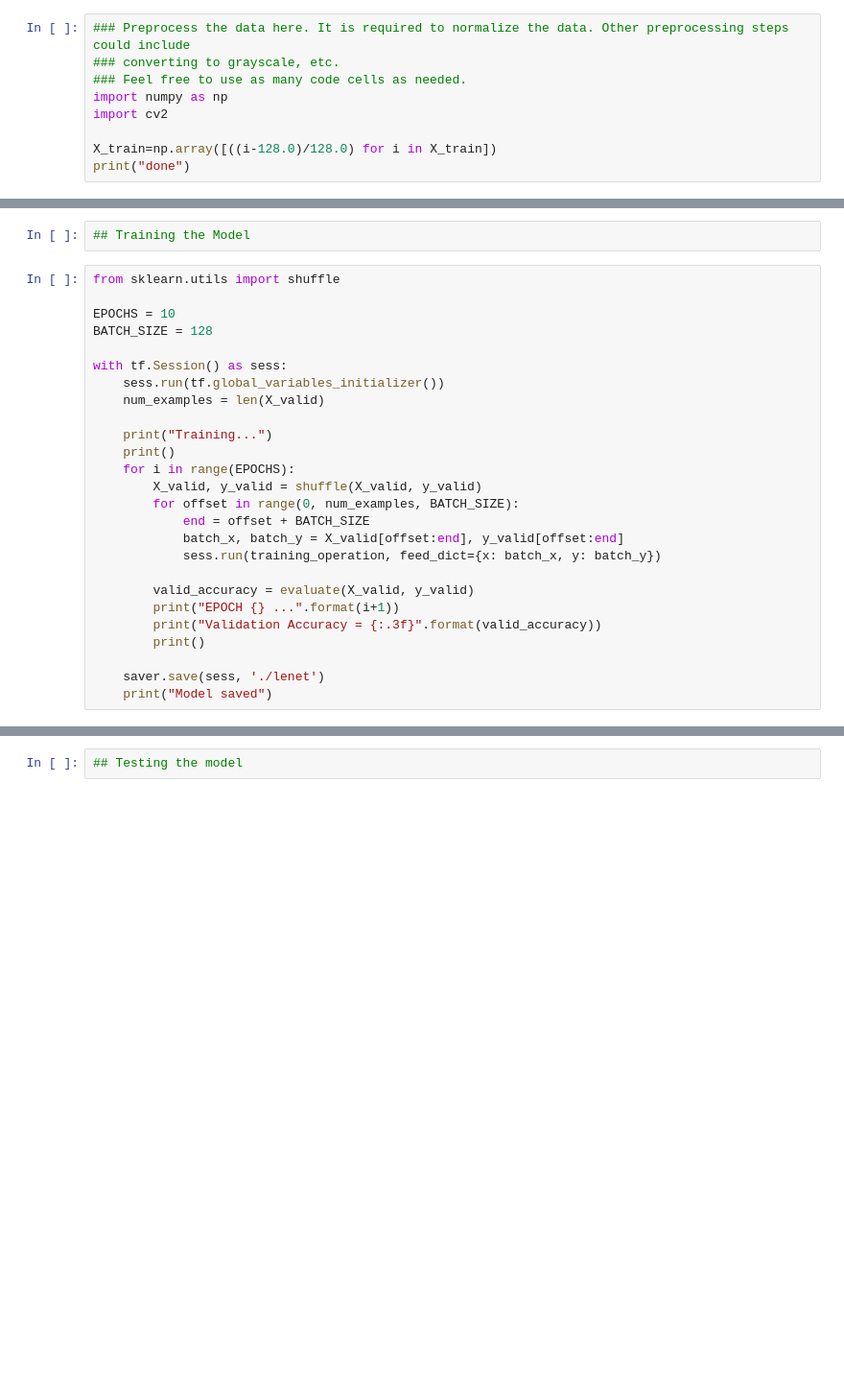
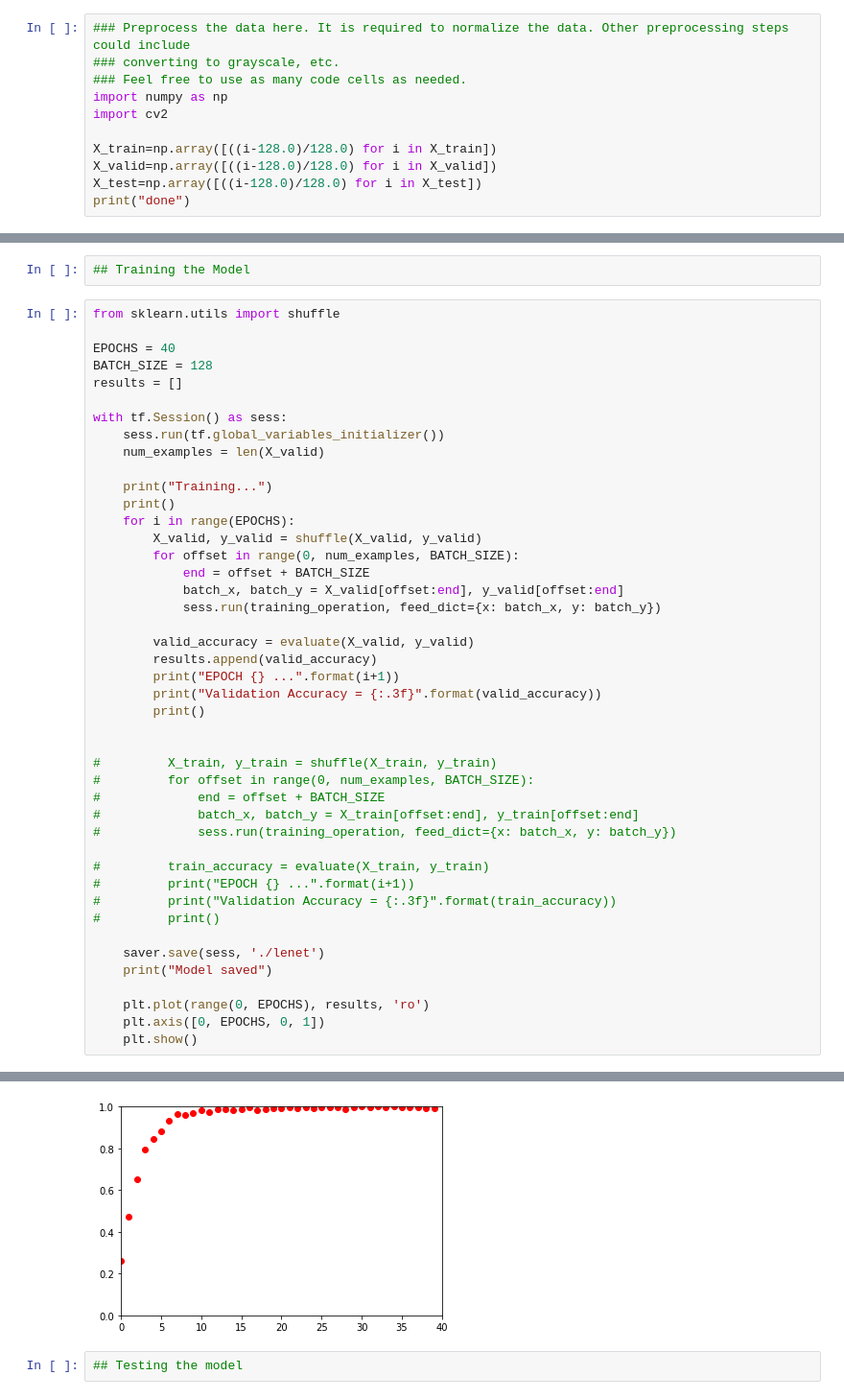
Before and after one commit to kimasenbeck/TrafficSignClassifier, a Jupyter notebook: Traffic_Sign_Classifier.ipynb, the cells around one changed output, grey strips where cells are left out. Shown: that part at 96% size. Saved outputs shown, nothing was run; the diff lists cells and outputs as text; blank space fills up the shorter version.

Commit message:
test accuracy lower than validation and training

```diff
--- a/Traffic_Sign_Classifier.ipynb
+++ b/Traffic_Sign_Classifier.ipynb
@@ -154,6 +154,8 @@ import numpy as np
 import cv2
 
 X_train=np.array([((i-128.0)/128.0) for i in X_train])
+X_valid=np.array([((i-128.0)/128.0) for i in X_valid])
+X_test=np.array([((i-128.0)/128.0) for i in X_test])
 print("done")
 # %% [output]
 done
@@ -276,8 +278,9 @@ done
 # %%
 from sklearn.utils import shuffle
 
-EPOCHS = 10
+EPOCHS = 40
 BATCH_SIZE = 128
+results = []
 
 with tf.Session() as sess:
     sess.run(tf.global_variables_initializer())
@@ -293,12 +296,29 @@ with tf.Session() as sess:
             sess.run(training_operation, feed_dict={x: batch_x, y: batch_y})
 
         valid_accuracy = evaluate(X_valid, y_valid)
+        results.append(valid_accuracy)
         print("EPOCH {} ...".format(i+1))
         print("Validation Accuracy = {:.3f}".format(valid_accuracy))
         print()
 
+
+#         X_train, y_train = shuffle(X_train, y_train)
+#         for offset in range(0, num_examples, BATCH_SIZE):
+#             end = offset + BATCH_SIZE
+#             batch_x, batch_y = X_train[offset:end], y_train[offset:end]
+#             sess.run(training_operation, feed_dict={x: batch_x, y: batch_y})
+
+#         train_accuracy = evaluate(X_train, y_train)
+#         print("EPOCH {} ...".format(i+1))
+#         print("Validation Accuracy = {:.3f}".format(train_accuracy))
+#         print()
+
     saver.save(sess, './lenet')
     print("Model saved")
+
+    plt.plot(range(0, EPOCHS), results, 'ro')
+    plt.axis([0, EPOCHS, 0, 1])
+    plt.show()
 # %% [output]
 Training...
 
@@ -318,5 +338,6 @@ Validation Accuracy = 0.983
 
 Model saved
+[figure, added]
 # %%
 ## Testing the model
 # %%
```
Also changed, not shown: parts of 2 cells of this notebook, 3 other files.
